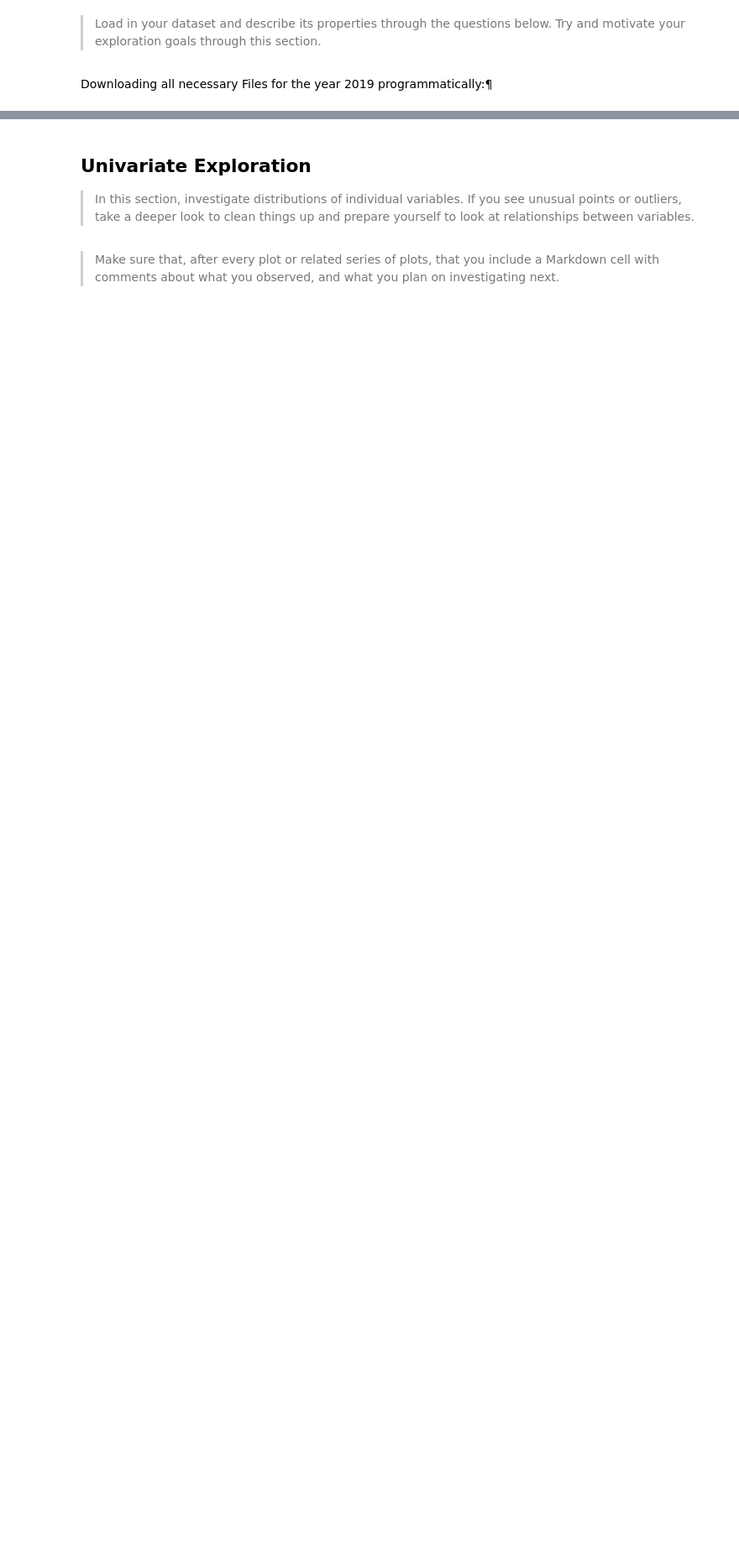
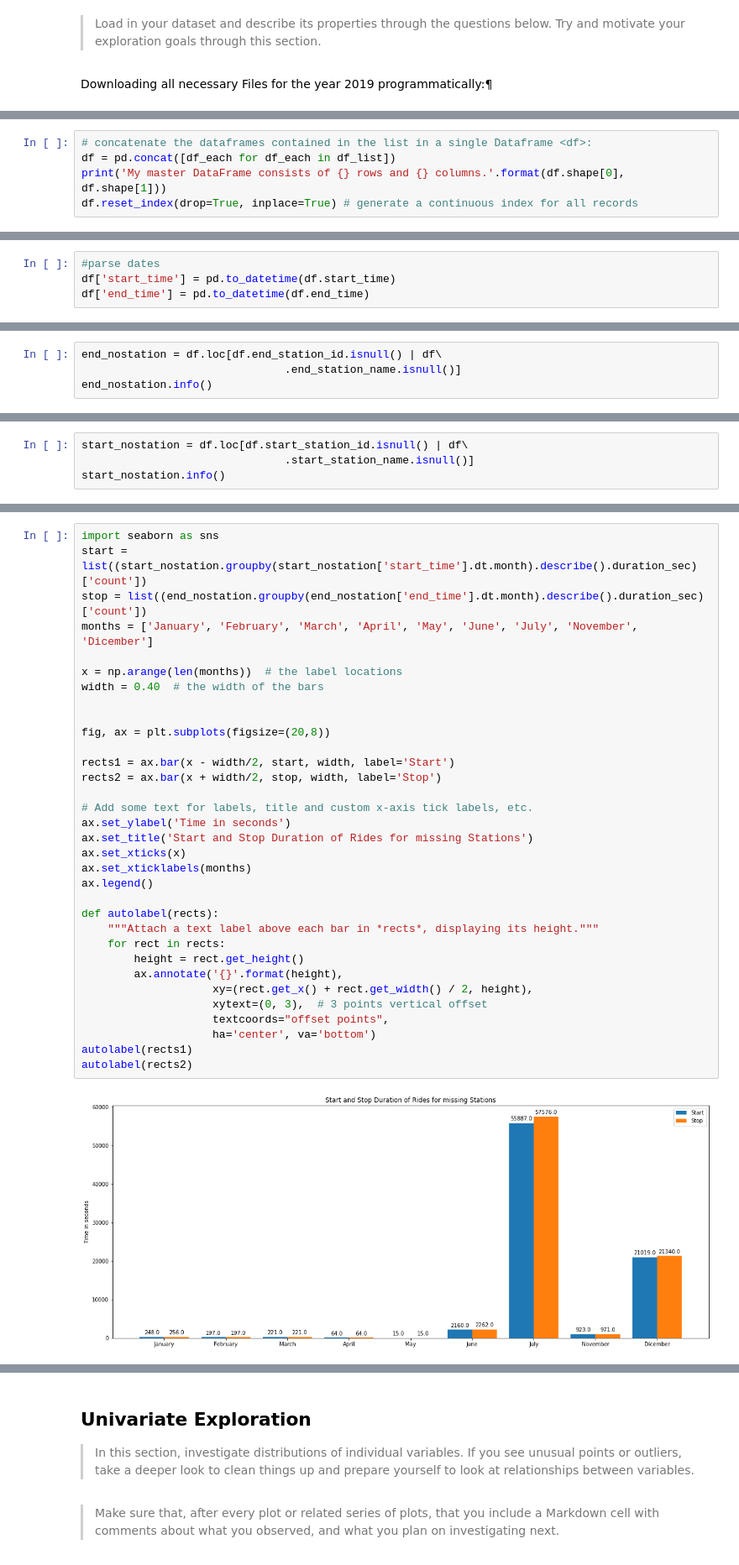
Before and after one commit to chpolyzo/DAND, a Jupyter notebook: fifth_project/exploration.ipynb, the cells around one changed output, grey strips where cells are left out. Shown at 84% size. Saved outputs shown, nothing was run; the diff lists cells and outputs as text; blank space fills up the shorter version.

```diff
--- a/fifth_project/exploration.ipynb
+++ b/fifth_project/exploration.ipynb
@@ -189,0 +203,5 @@ Wall time: 9.13 s
+# %%
+# concatenate the dataframes contained in the list in a single Dataframe <df>:
+df = pd.concat([df_each for df_each in df_list])
+print('My master DataFrame consists of {} rows and {} columns.'.format(df.shape[0], df.shape[1]))
+df.reset_index(drop=True, inplace=True) # generate a continuous index for all records
@@ -190,3 +210,7 @@ Wall time: 9.13 s
+# %%
+#parse dates
+df['start_time'] = pd.to_datetime(df.start_time)
+df['end_time'] = pd.to_datetime(df.end_time)
 # %% [markdown]
 ### What is the structure of your dataset?
 
@@ -226,0 +329,4 @@ Wall time: 9.13 s
+# %%
+end_nostation = df.loc[df.end_station_id.isnull() | df\
+                               .end_station_name.isnull()]
+end_nostation.info()
@@ -226,0 +368,4 @@ Wall time: 9.13 s
+# %%
+start_nostation = df.loc[df.start_station_id.isnull() | df\
+                               .start_station_name.isnull()]
+start_nostation.info()
@@ -226,0 +407,35 @@ Wall time: 9.13 s
+# %%
+import seaborn as sns
+start = list((start_nostation.groupby(start_nostation['start_time'].dt.month).describe().duration_sec)['count'])
+stop = list((end_nostation.groupby(end_nostation['end_time'].dt.month).describe().duration_sec)['count'])
+months = ['January', 'February', 'March', 'April', 'May', 'June', 'July', 'November', 'Dicember']
+
+x = np.arange(len(months))  # the label locations
+width = 0.40  # the width of the bars
+
+
+fig, ax = plt.subplots(figsize=(20,8))
+
+rects1 = ax.bar(x - width/2, start, width, label='Start')
+rects2 = ax.bar(x + width/2, stop, width, label='Stop')
+
+# Add some text for labels, title and custom x-axis tick labels, etc.
+ax.set_ylabel('Time in seconds')
+ax.set_title('Start and Stop Duration of Rides for missing Stations')
+ax.set_xticks(x)
+ax.set_xticklabels(months)
+ax.legend()
+
+def autolabel(rects):
+    """Attach a text label above each bar in *rects*, displaying its height."""
+    for rect in rects:
+        height = rect.get_height()
+        ax.annotate('{}'.format(height),
+                    xy=(rect.get_x() + rect.get_width() / 2, height),
+                    xytext=(0, 3),  # 3 points vertical offset
+                    textcoords="offset points",
+                    ha='center', va='bottom')
+autolabel(rects1)
+autolabel(rects2)
+# %% [output]
+[figure, added]
```
Also changed, not shown: parts of 30 cells of this notebook.
